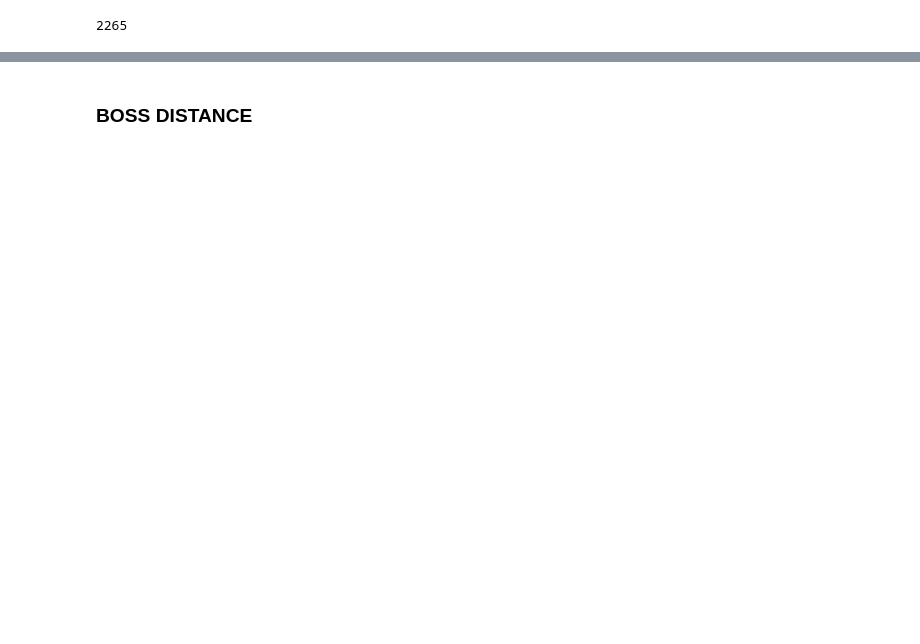
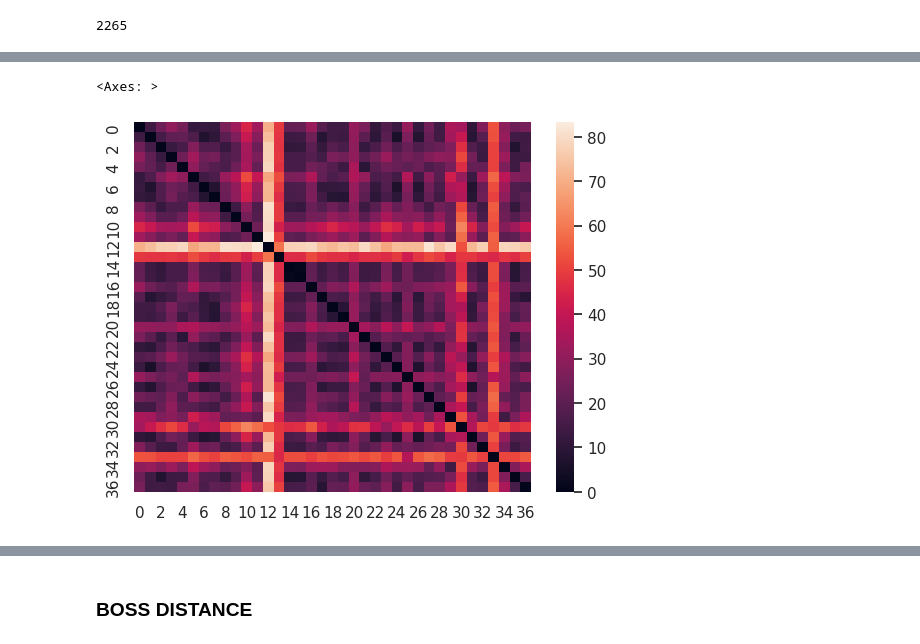
Before and after one commit to pmnerfed/capstone_option_trading, a Jupyter notebook: Review/Review.ipynb, the cells around one changed output, grey strips where cells are left out. Cells and saved outputs as stored; diff of their text form; code cells hidden in the pictures; blank space fills up the shorter version.

```diff
--- a/Review/Review.ipynb
+++ b/Review/Review.ipynb
@@ -526,3 +526,8 @@ dist_mat_euc.shape
+# %%
+seaborn.heatmap(dist_mat_euc)
+# %% [output]
+<Axes: >
+[figure, added]
 # %%
 from sklearn.metrics import silhouette_score
 import scipy.cluster.hierarchy as shc
```
Also changed, not shown: parts of 26 cells of this notebook.
